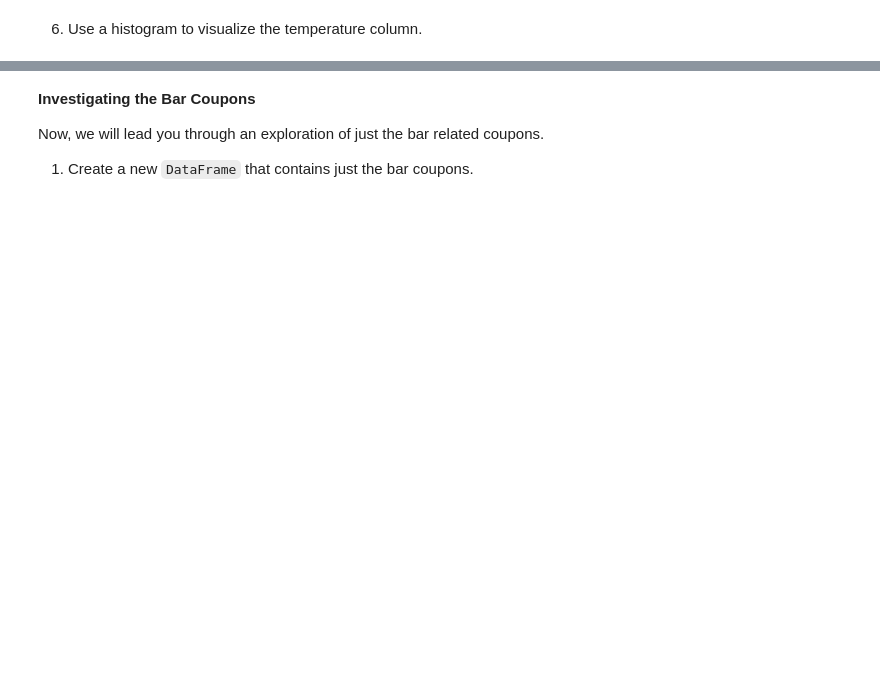
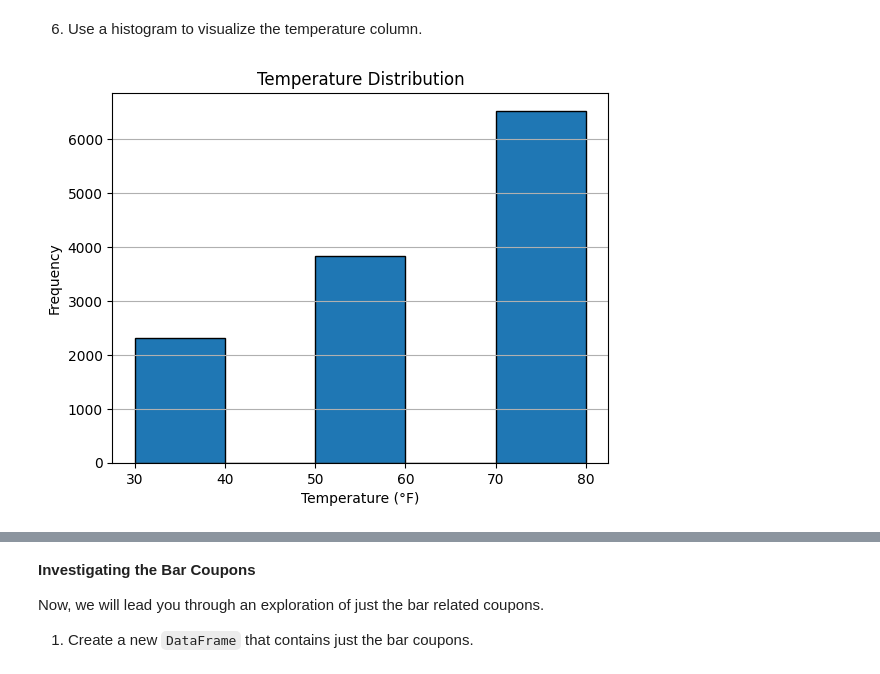
Before and after one commit to bytefirst7/practical_app1, a Jupyter notebook: prompt.ipynb, the cells around one changed output, grey strips where cells are left out. Drawn from its saved outputs; the diff is of its cells as text; code cells hidden in the pictures; blank space fills up the shorter version.

```diff
--- a/prompt.ipynb
+++ b/prompt.ipynb
@@ -163,2 +170,11 @@ plt.show()
 # %% [markdown]
 6. Use a histogram to visualize the temperature column.
+# %%
+data['temperature'].plot(kind='hist', bins=5, edgecolor='black')
+plt.title("Temperature Distribution")
+plt.xlabel("Temperature (°F)")
+plt.ylabel("Frequency")
+plt.grid(axis="y")
+plt.show()
+# %% [output]
+[figure, added]
```
Also changed, not shown: parts of 13 cells of this notebook.
